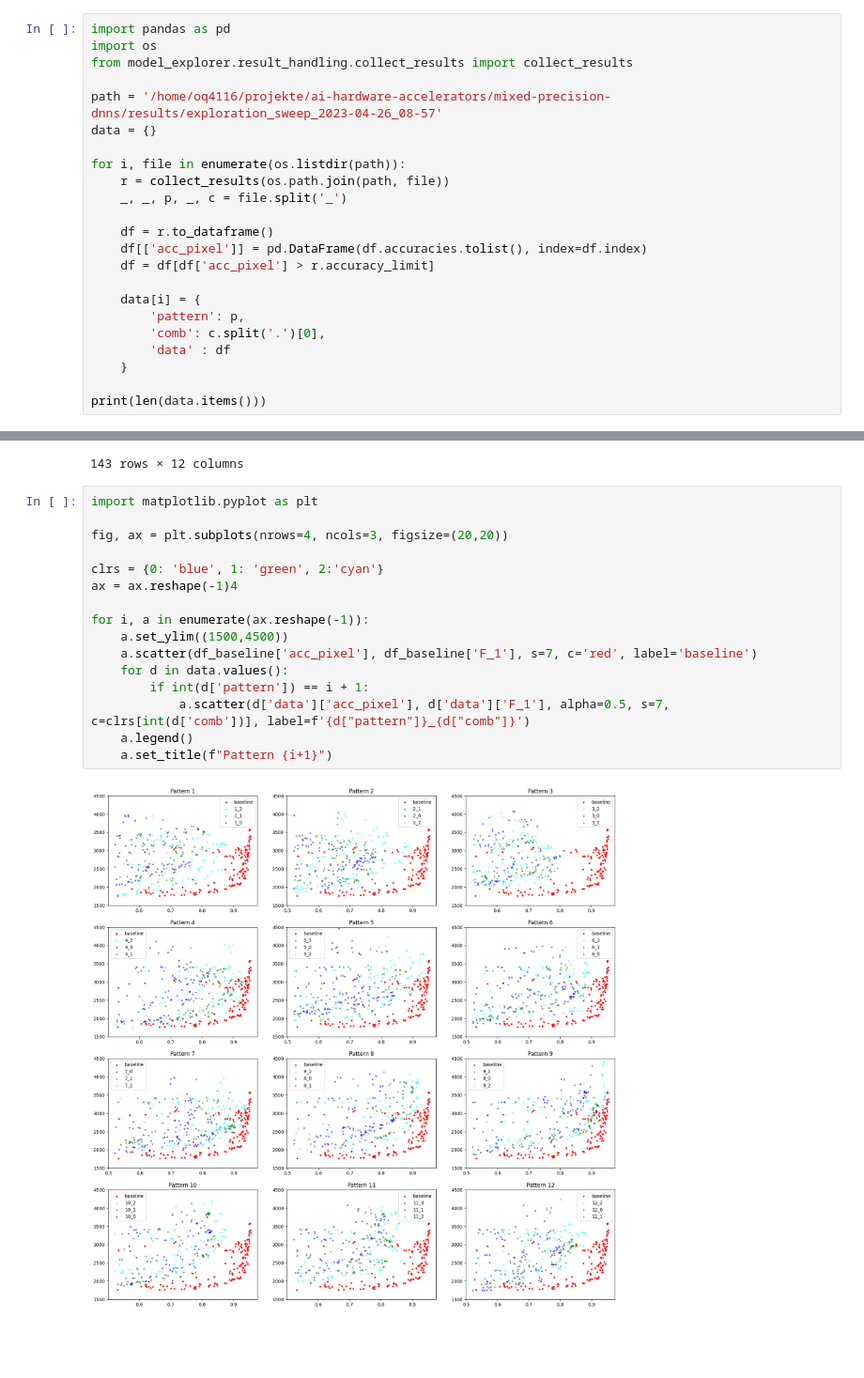
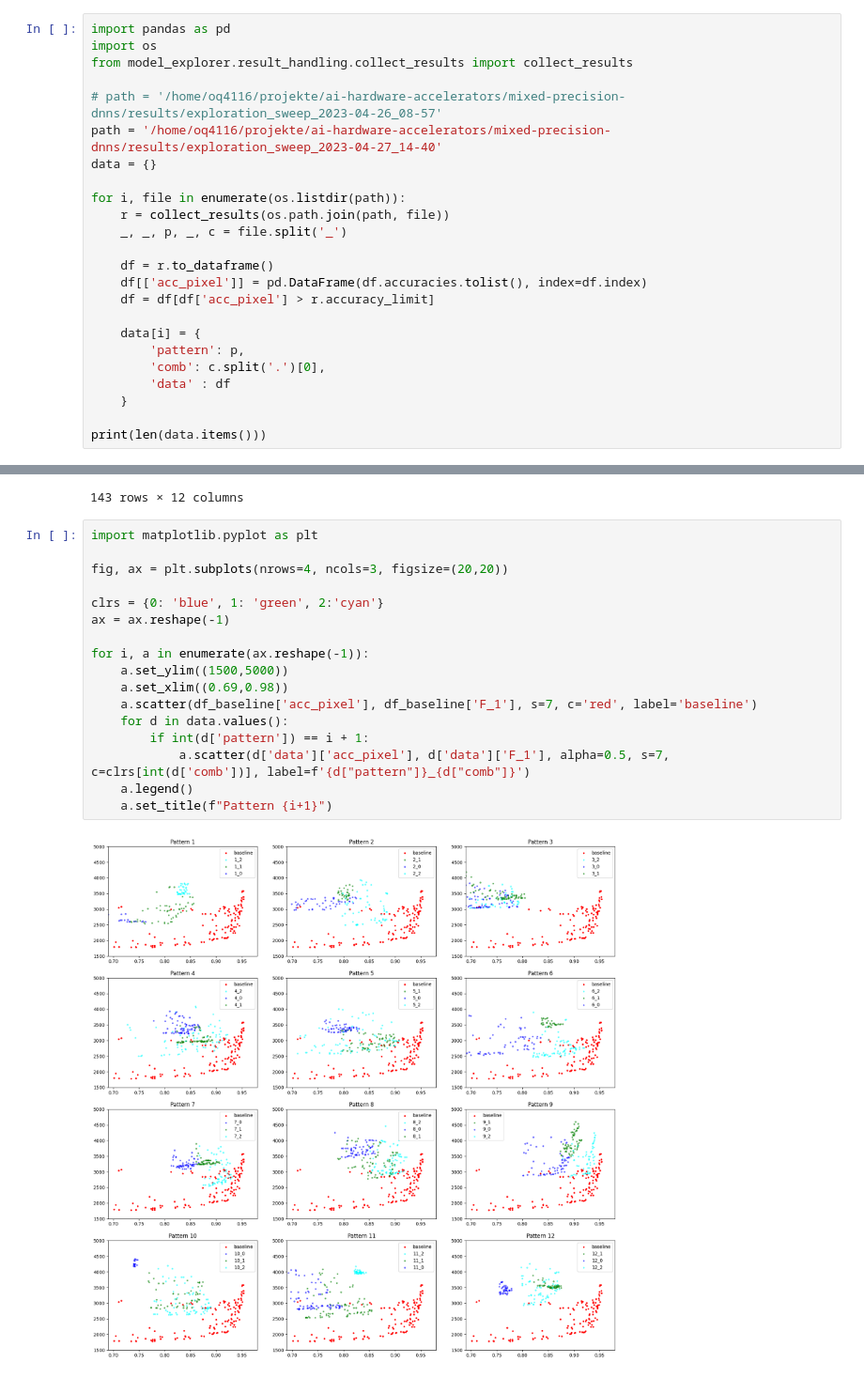
Before and after one commit to itiv-kit/dnn-model-exploration, a Jupyter notebook: evaluation_scripts/analyse_weather.ipynb, the cells around one changed output, grey strips where cells are left out. Shown at 94% size. Cells and saved outputs as stored; diff of their text form; blank space fills up the shorter version.

```diff
--- a/evaluation_scripts/analyse_weather.ipynb
+++ b/evaluation_scripts/analyse_weather.ipynb
@@ -50,7 +50,8 @@ import pandas as pd
 import os
 from model_explorer.result_handling.collect_results import collect_results
 
-path = '/home/oq4116/projekte/ai-hardware-accelerators/mixed-precision-dnns/results/exploration_sweep_2023-04-26_08-57'
+# path = '/home/oq4116/projekte/ai-hardware-accelerators/mixed-precision-dnns/results/exploration_sweep_2023-04-26_08-57'
+path = '/home/oq4116/projekte/ai-hardware-accelerators/mixed-precision-dnns/results/exploration_sweep_2023-04-27_14-40'
 data = {}
 
 for i, file in enumerate(os.listdir(path)):
@@ -96,18 +97,19 @@ df_baseline
 # %%
 import matplotlib.pyplot as plt
 
 fig, ax = plt.subplots(nrows=4, ncols=3, figsize=(20,20))
 
 clrs = {0: 'blue', 1: 'green', 2:'cyan'}
-ax = ax.reshape(-1)4
+ax = ax.reshape(-1)
 
 for i, a in enumerate(ax.reshape(-1)):
-    a.set_ylim((1500,4500))
+    a.set_ylim((1500,5000))
+    a.set_xlim((0.69,0.98))
     a.scatter(df_baseline['acc_pixel'], df_baseline['F_1'], s=7, c='red', label='baseline')
     for d in data.values():
         if int(d['pattern']) == i + 1:
             a.scatter(d['data']['acc_pixel'], d['data']['F_1'], alpha=0.5, s=7, c=clrs[int(d['comb'])], label=f'{d["pattern"]}_{d["comb"]}')
     a.legend()
     a.set_title(f"Pattern {i+1}")
 # %% [output]
-[figure, old version]
+[figure, new version]
```
Also changed, not shown: parts of 4 cells of this notebook, 9 other files.
